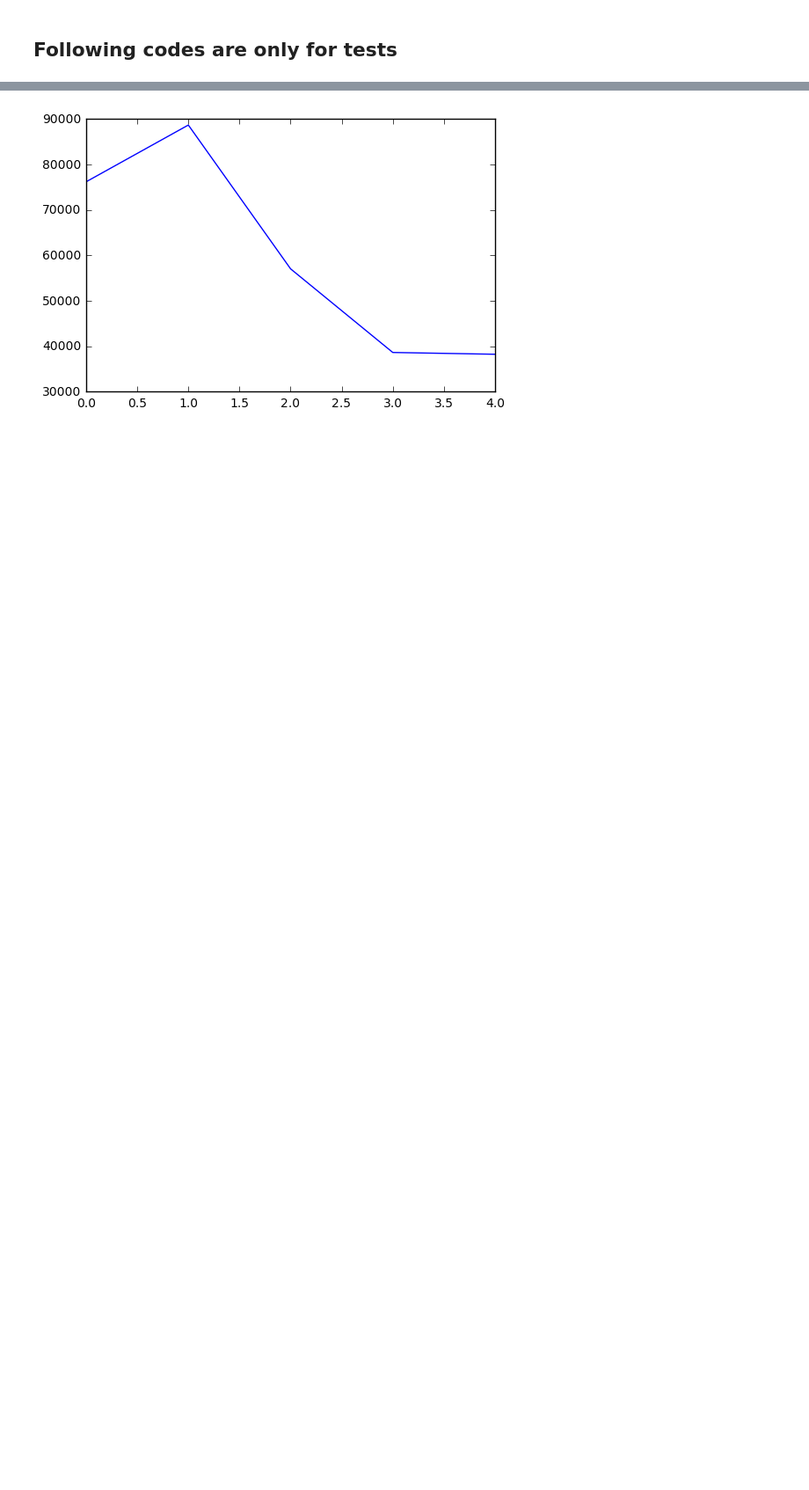
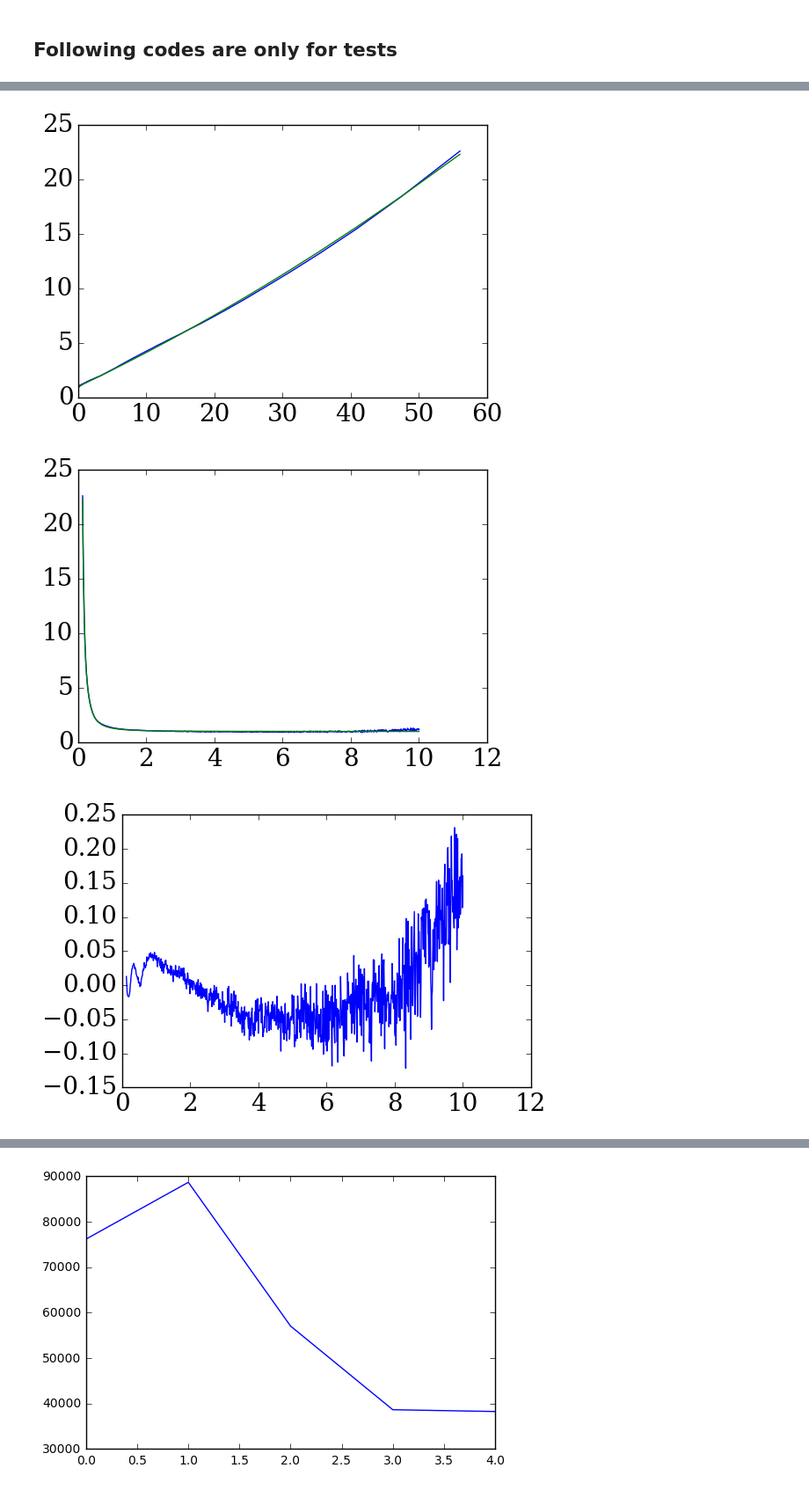
Before and after one commit to cduranalarcon/Lidar_DDU, a Jupyter notebook: Notebooks/System_calibration.ipynb, the cells around one changed output, grey strips where cells are left out. Shown at 88% size. Saved outputs shown, nothing was run; the diff lists cells and outputs as text; code cells hidden in the pictures; blank space fills up the shorter version.

```diff
--- a/Notebooks/System_calibration.ipynb
+++ b/Notebooks/System_calibration.ipynb
@@ -221,0 +335,19 @@ pylab.show()
+# %%
+x = r[int(11*3./VRES):]
+p = np.polyfit(1/x**2, O5, 2)
+O5_fit = p[0]/x**4+p[1]/x**2+p[2]
+pylab.plot(1/x**2,O5)
+pylab.plot(1/x**2,O5_fit)
+pylab.show()
+
+pylab.plot(x,O5)
+pylab.plot(x,O5_fit)
+pylab.show()
+
+pylab.plot(x,(O5-O5_fit)/O5)
+
+pylab.show()
+# %% [output]
+[figure, added]
+[figure, added]
+[figure, added]
```
Also changed, not shown: parts of 10 cells of this notebook.
